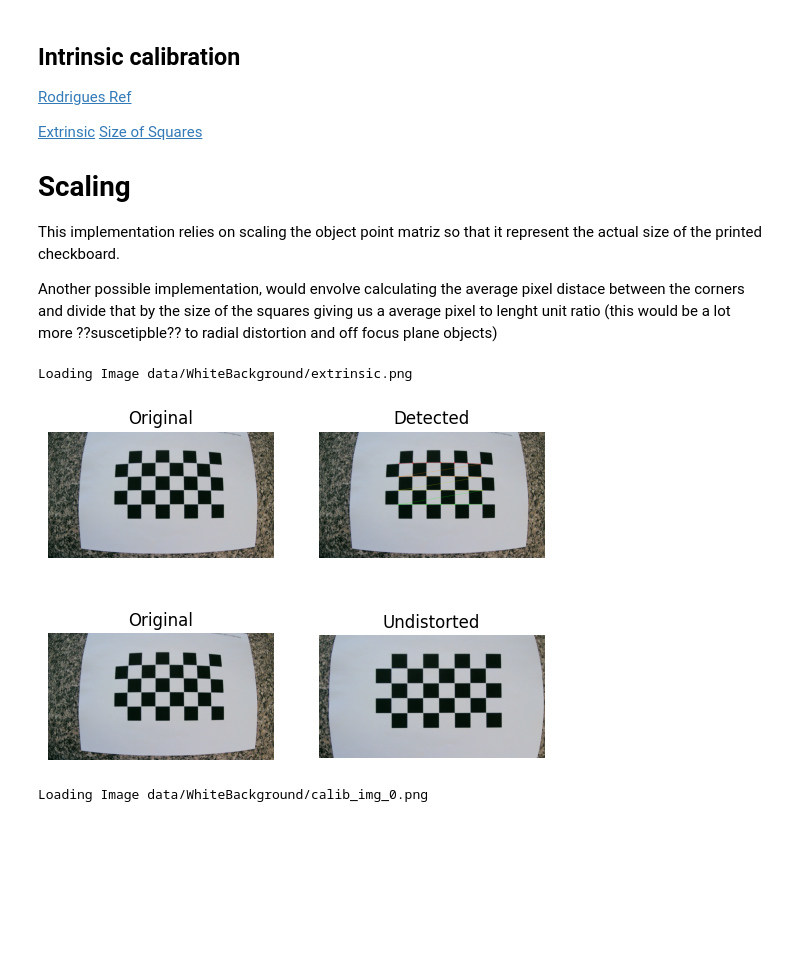
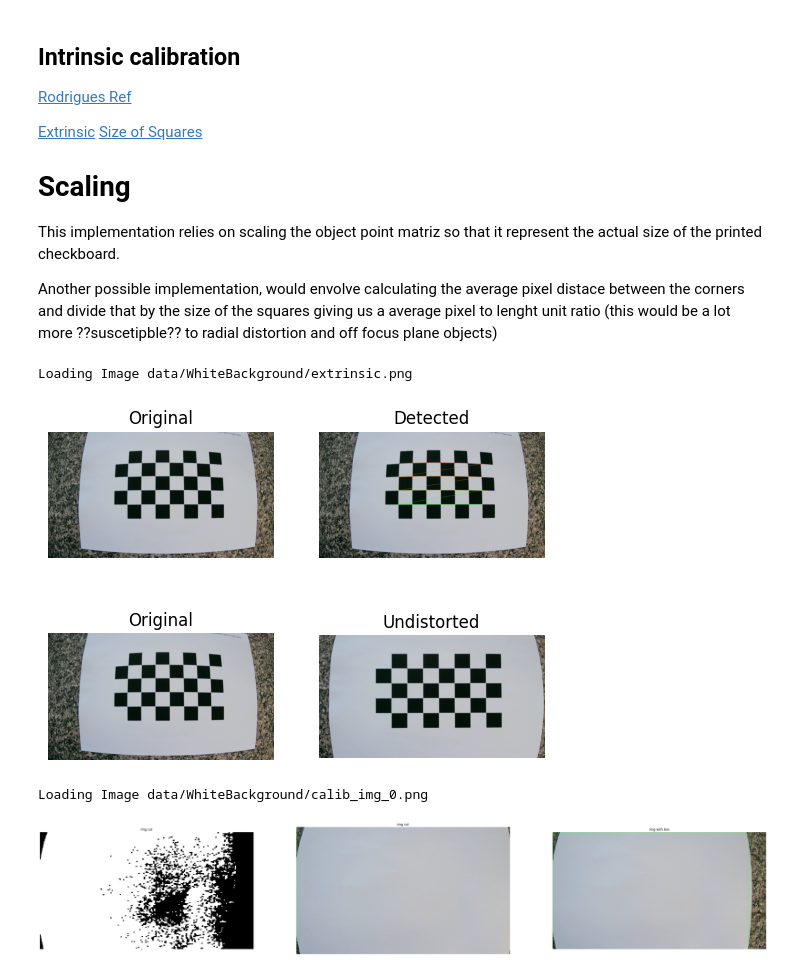
Before and after one commit to martinhofigueiredo/VC, a Jupyter notebook: assignment1/deliverable.ipynb, the cells around one changed output. Cells and saved outputs as stored; diff of their text form; code cells hidden in the pictures; blank space fills up the shorter version.

```diff
--- a/assignment1/deliverable.ipynb
+++ b/assignment1/deliverable.ipynb
@@ -186,50 +206,65 @@ def calculate_boundary(center, margin):
 # For this, we used hue segmentation to indentify the white sheet and cut "everything" else out of frame
 
 def white_background(img, outtype='none'):
-    #mask_bg = segment_color(h, 155, 35)
 
     h, _, _ = cv.split(cv.cvtColor(img, cv.COLOR_BGR2HSV_FULL)) #using full range of int8 for H channel
 
-    mask_bg = cv.inRange(h, 120, upper_red )
-    plot_mask(mask_bg, "background")
+    mask_bg = cv.inRange(h, 120, 190) # hardcoded White values
+
+    mask_bg = cleanup(mask_bg ,5 ,3 ,1 ,1)
+
     positions = np.nonzero(mask_bg)
+
     top = positions[0].min()
     bottom = positions[0].max()
     left = positions[1].min()
     right = positions[1].max()
 
     nobg = img[top:bottom, left:right]
-    plt.imshow(cv.cvtColor(nobg,cv.COLOR_BGR2RGB))
-    plt.title("img cut")
-    plt.axis("off")
-    plt.show()
 
     output = cv.rectangle(img, (left, top), (right, bottom), (0,255,0), 1)
-    plt.imshow(cv.cvtColor(output,cv.COLOR_BGR2RGB))
-    plt.title("img with box")
-    plt.axis("off")
-    plt.show()
 
+    if (outtype == 'plot'):
+        plt.figure(figsize=(50,50))
+        plt.subplot(131)
+        plt.title("img cut")
+        plt.axis("off")
+        plt.imshow(mask_bg, cmap="gray")
+        plt.subplot(132)
+        plt.imshow(cv.cvtColor(output,cv.COLOR_BGR2RGB))
+        plt.title("img with box")
+        plt.axis("off")
+        plt.subplot(133)
+        plt.imshow(cv.cvtColor(nobg,cv.COLOR_BGR2RGB))
+        plt.title("img cut")
+        plt.axis("off")
+        plt.show()
 
     return nobg
 # %%
 # White Background
 
 import random
 images = sorted(glob.glob(f'data/WhiteBackground/calib_img_0.png'))
-print(f"Loading Image data/WhiteBackground/extrinsic.png")
-extrinsic = cv.imread('data/WhiteBackground/extrinsic.png')
-mtx, dist = calibration(extrinsic, 'plot')
+path_ex ='data/WhiteBackground/extrinsic.png'
+print(f'Loading Image {path_ex}')
+
+extrinsic = cv.imread(path_ex)
+outtype = 'none'
+
+mtx, dist = calibration(extrinsic, outtype)
 
 for fname in images:
 
     print(f"Loading Image {fname}")
     img = cv.imread(fname)
     unwarped = unwarp(img, mtx, dist)
+    roi = white_background(unwarped, outtype)
 # %% [output]
 Loading Image data/WhiteBackground/extrinsic.png
 [figure]
 Loading Image data/WhiteBackground/calib_img_0.png
+[figure, added]
 # %%
 import cv2
 import numpy as np
```
Also changed, not shown: parts of 1 cell of this notebook.
